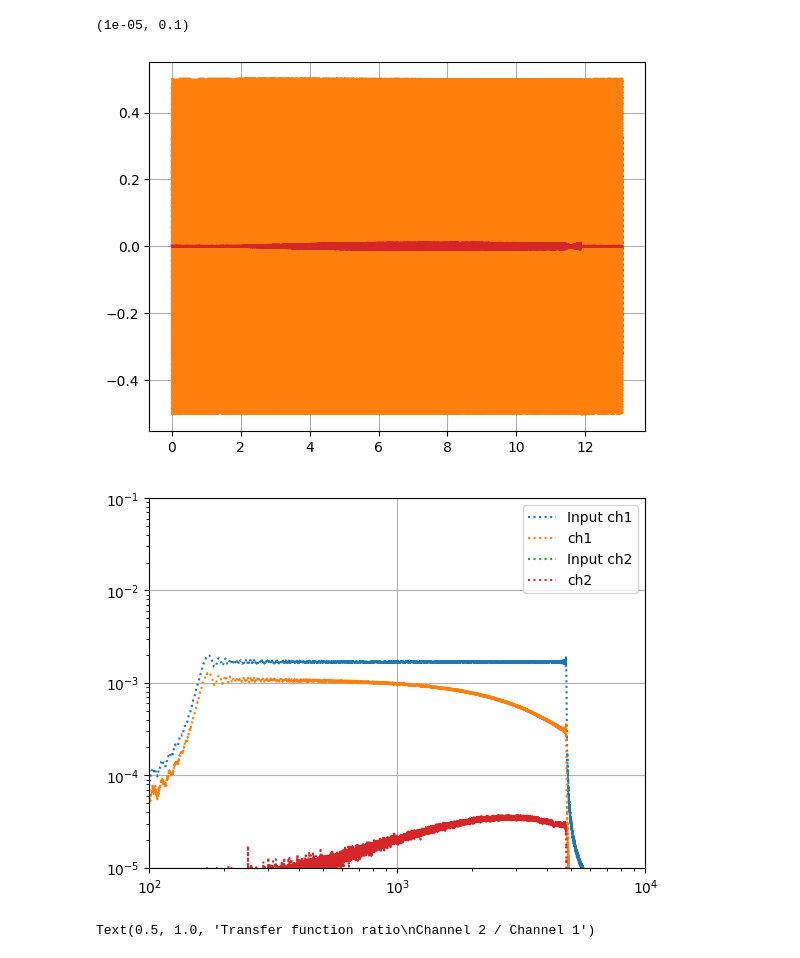
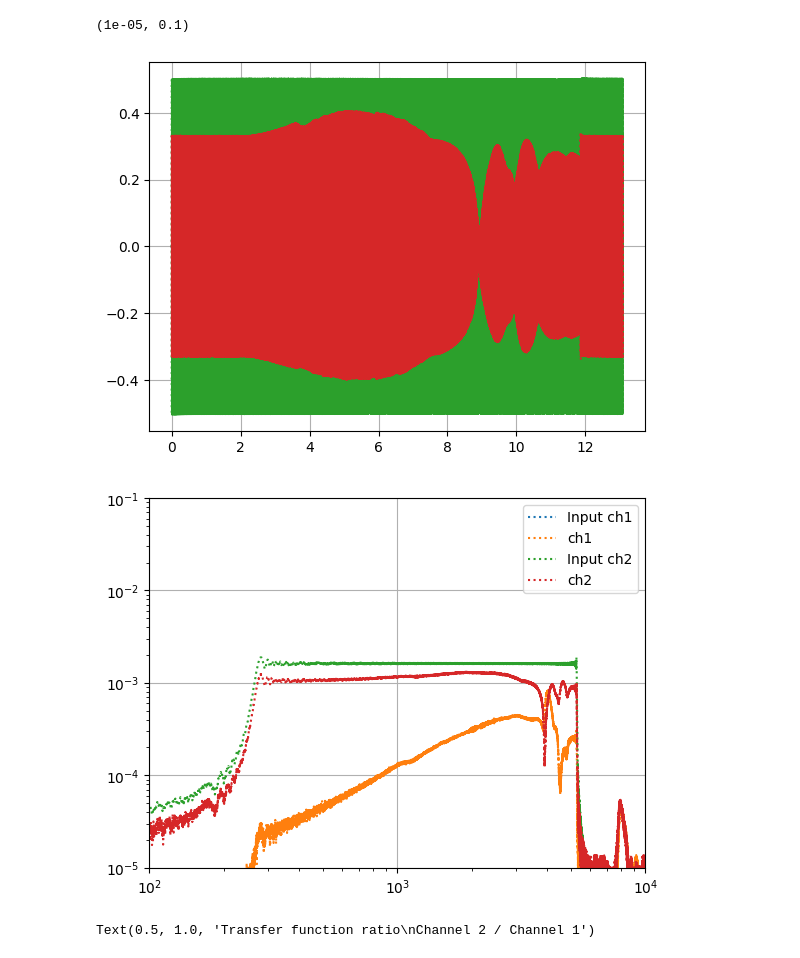
Before and after one commit to runabriguglio/SPLATT, a Jupyter notebook: splattsw/JupyterNotebooks/scratchPiezoTFs.ipynb, the cells around one changed output. Drawn from its saved outputs; the diff is of its cells as text; code cells hidden in the pictures.

```diff
--- a/splattsw/JupyterNotebooks/scratchPiezoTFs.ipynb
+++ b/splattsw/JupyterNotebooks/scratchPiezoTFs.ipynb
@@ -47,36 +47,36 @@ def get_spectrum(signal, dt=1, phase = False):
     if phase is True:
         spe_phi = np.angle(spe)
         return spe_mod, freq, spe_phi
     else:
         return spe_mod, freq
 
-data,tvec = read_wbdq_data('20260227_121956',show=True)
+data,tvec = read_wbdq_data('20260304_112228',show=True)
 tstart = 2
 tend = 11.5
 data = data[:,tvec>tstart]
 tvec = tvec[tvec>tstart]
 data = data[:,tvec<tend]
 tvec = tvec[tvec<tend]
 
 spe1,f = get_spectrum(data[0], dt=1/freq)
 spe2,f = get_spectrum(data[1], dt=1/freq)
 spe3,f = get_spectrum(data[2], dt=1/freq)
 spe4,f = get_spectrum(data[3], dt=1/freq)
 plt.figure()
 plt.plot(f,spe1,':',label='Input ch1')
 plt.plot(f,spe2,':',label='ch1')
 plt.plot(f,spe3,':',label='Input ch2')
 plt.plot(f,spe4,':',label='ch2')
 plt.legend()
 plt.grid()
 plt.xscale('log')
 plt.yscale('log')
 plt.xlim([1e+2,1e+4])
 plt.ylim([1e-5,1e-1])
 # %% [output]
 (1e-05, 0.1)
-[figure, old version]
+[figure, new version]
-[figure, old version]
+[figure, new version]
 # %%
 def get_spectra_from_tns(tns:list,fs:float,tstart=None,tend=None):
     spe_rms = None
```
Also changed, not shown: parts of 2 cells of this notebook, 3 other files.
